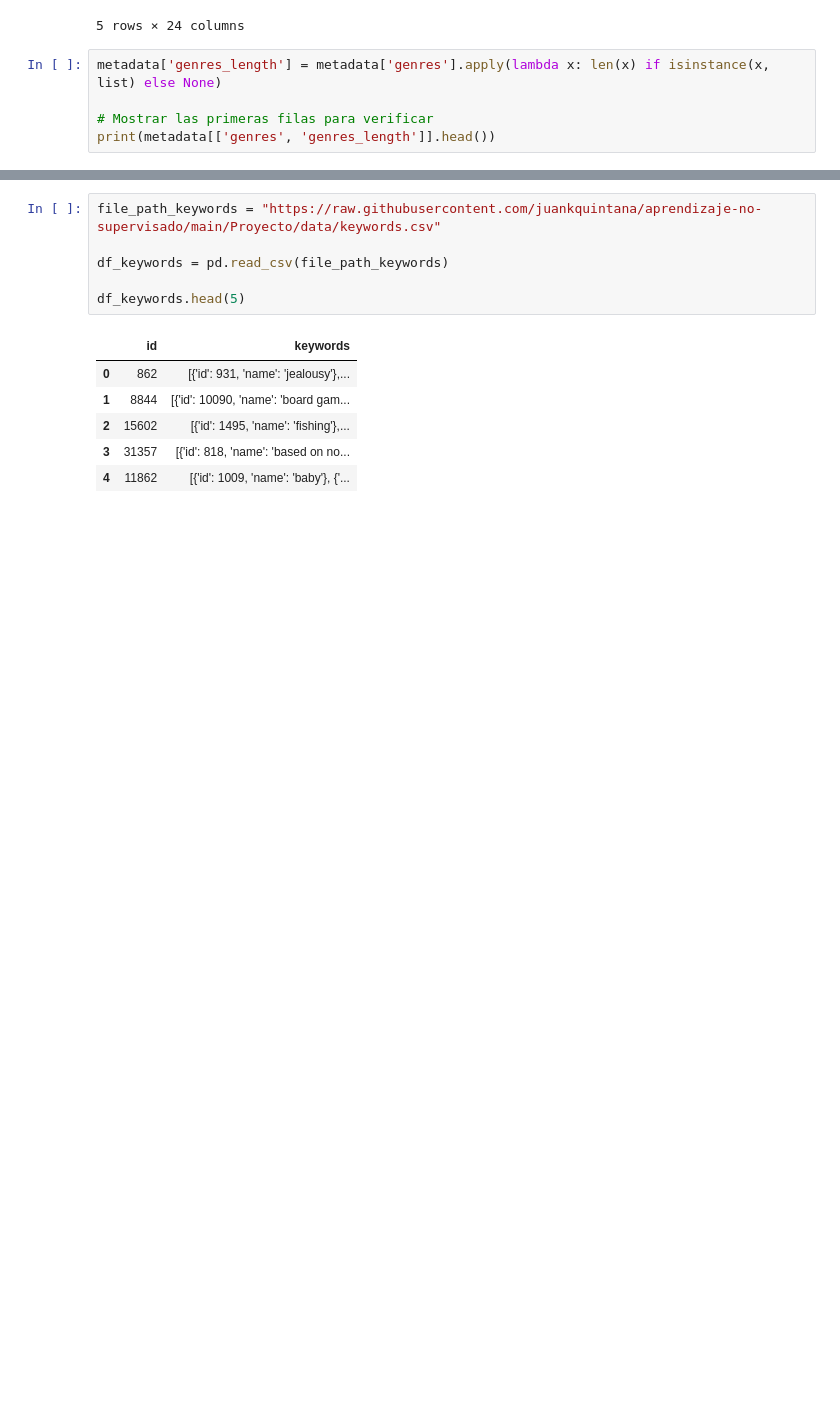
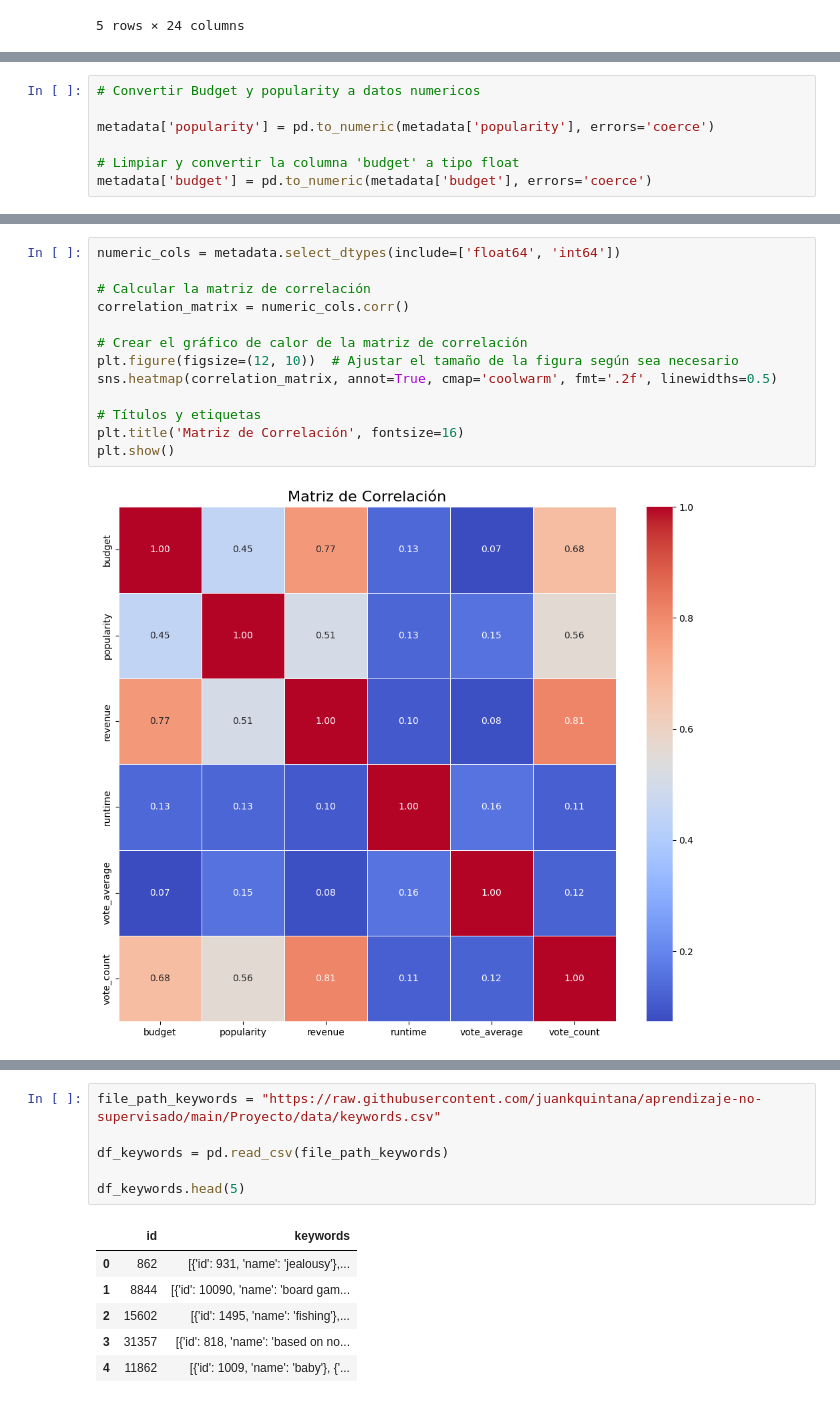
Before and after one commit to juankquintana/aprendizaje-no-supervisado, a Jupyter notebook: Proyecto/Proyecto_Peliculas_ANS.ipynb, the cells around one changed output, grey strips where cells are left out. Drawn from its saved outputs; the diff is of its cells as text; blank space fills up the shorter version.

```diff
--- a/Proyecto/Proyecto_Peliculas_ANS.ipynb
+++ b/Proyecto/Proyecto_Peliculas_ANS.ipynb
@@ -18,8 +18,3 @@ metadata.head(5)
 | 3 | False | NaN | 16000000 | [{'id': 35, 'name': 'Comedy'}, {'... | NaN | 31357 | tt0114885 | en | ... |
 | 4 | False | {'id': 96871, 'name': 'Father of ... | 0 | [{'id': 35, 'name': 'Comedy'}] | NaN | 11862 | tt0113041 | en | ... |
 5 rows × 24 columns
-# %%
-metadata['genres_length'] = metadata['genres'].apply(lambda x: len(x) if isinstance(x, list) else None)
-
-# Mostrar las primeras filas para verificar
-print(metadata[['genres', 'genres_length']].head())
@@ -51,0 +77,7 @@ dtype: object
+# %%
+# Convertir Budget y popularity a datos numericos
+
+metadata['popularity'] = pd.to_numeric(metadata['popularity'], errors='coerce')
+
+# Limpiar y convertir la columna 'budget' a tipo float
+metadata['budget'] = pd.to_numeric(metadata['budget'], errors='coerce')
@@ -51,0 +121,15 @@ dtype: object
+# %%
+numeric_cols = metadata.select_dtypes(include=['float64', 'int64'])
+
+# Calcular la matriz de correlación
+correlation_matrix = numeric_cols.corr()
+
+# Crear el gráfico de calor de la matriz de correlación
+plt.figure(figsize=(12, 10))  # Ajustar el tamaño de la figura según sea necesario
+sns.heatmap(correlation_matrix, annot=True, cmap='coolwarm', fmt='.2f', linewidths=0.5)
+
+# Títulos y etiquetas
+plt.title('Matriz de Correlación', fontsize=16)
+plt.show()
+# %% [output]
+[figure, added]
```
Also changed, not shown: parts of 18 cells of this notebook, 11 other files.
